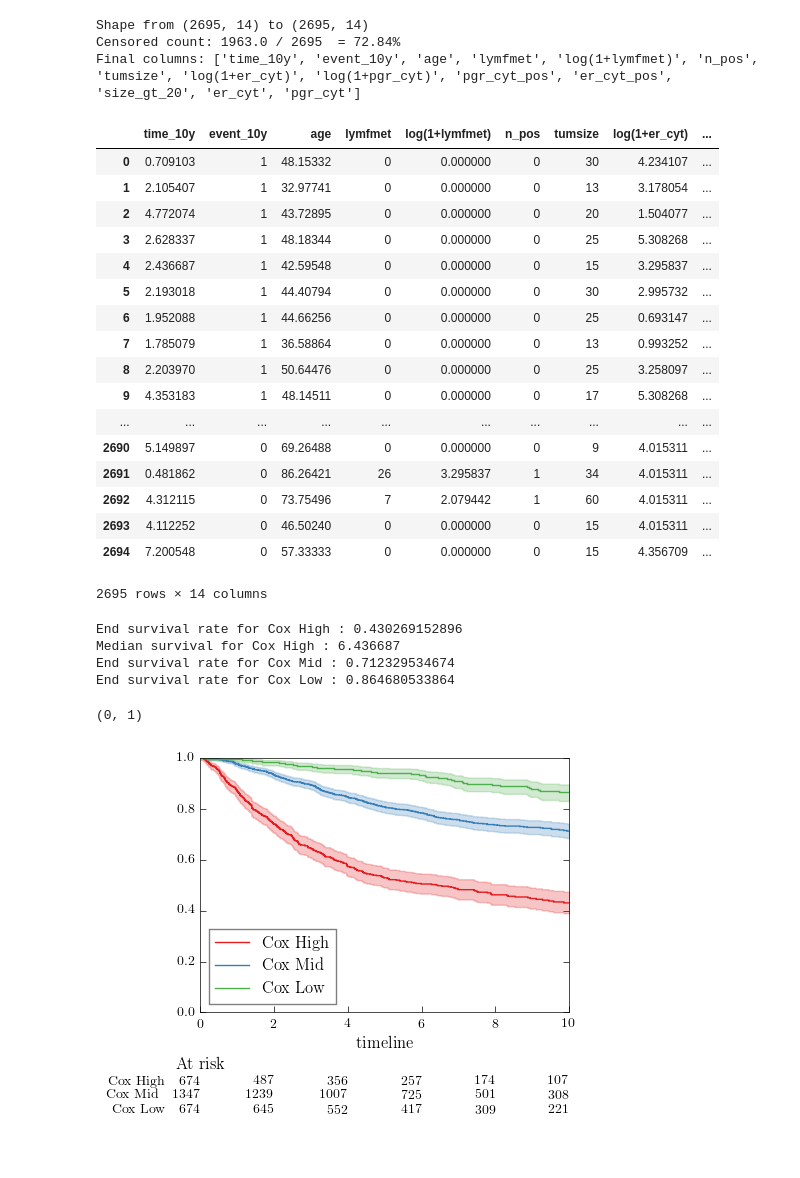
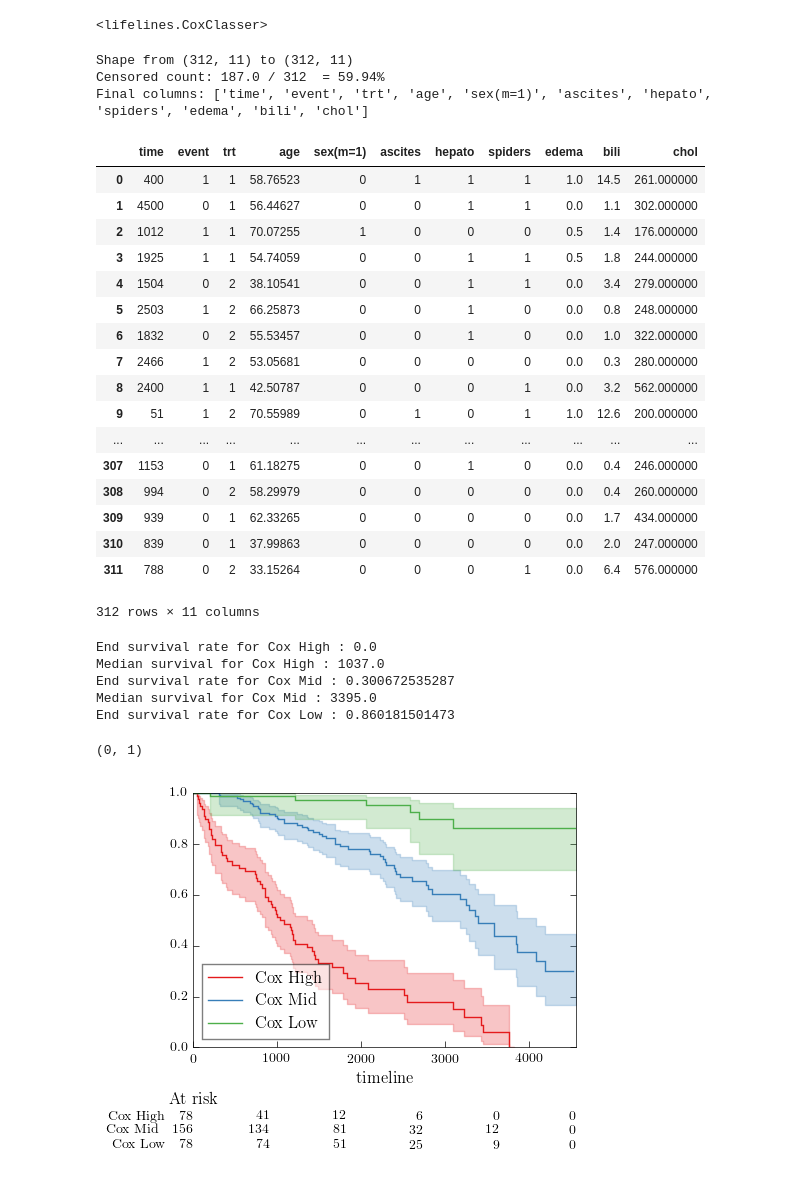
Before and after one commit to spacecowboy/article-annriskgroups-source, a Jupyter notebook: CoxGroups.ipynb, the cells around one changed output. Drawn from its saved outputs; the diff is of its cells as text; code cells hidden in the pictures.

```diff
--- a/CoxGroups.ipynb
+++ b/CoxGroups.ipynb
@@ -5,68 +5,75 @@ from datasets import get_mayo, get_veteran, get_lung, get_breasttrn
 import numpy as np
 from pyplotthemes import get_savefig, classictheme as plt
 plt.latex = True
+
+from classcox import CoxClasser
+
+CoxClasser()
+# %% [output]
+<lifelines.CoxClasser>
 # %%
-d = get_breasttrn(prints=True, norm_in=False, norm_out=False)
+d = get_mayo(prints=True, norm_in=False, norm_out=False)
 # Example: d.iloc[:, :2] for times, events
 d
 # %% [output]
-Shape from (2695, 14) to (2695, 14)
-Censored count: 1963.0 / 2695  = 72.84%
-Final columns: ['time_10y', 'event_10y', 'age', 'lymfmet', 'log(1+lymfmet)', 'n_pos', 'tumsize', 'log(1+er_cyt)', 'log(1+pgr_cyt)', 'pgr_cyt_pos', 'er_cyt_pos', 'size_gt_20', 'er_cyt', 'pgr_cyt']
+Shape from (312, 11) to (312, 11)
+Censored count: 187.0 / 312  = 59.94%
+Final columns: ['time', 'event', 'trt', 'age', 'sex(m=1)', 'ascites', 'hepato', 'spiders', 'edema', 'bili', 'chol']
-|  | time_10y | event_10y | age | lymfmet | log(1+lymfmet) | n_pos | tumsize | log(1+er_cyt) | ... |
-| 0 | 0.709103 | 1 | 48.15332 | 0 | 0.000000 | 0 | 30 | 4.234107 | ... |
-| 1 | 2.105407 | 1 | 32.97741 | 0 | 0.000000 | 0 | 13 | 3.178054 | ... |
-| 2 | 4.772074 | 1 | 43.72895 | 0 | 0.000000 | 0 | 20 | 1.504077 | ... |
-| 3 | 2.628337 | 1 | 48.18344 | 0 | 0.000000 | 0 | 25 | 5.308268 | ... |
-| 4 | 2.436687 | 1 | 42.59548 | 0 | 0.000000 | 0 | 15 | 3.295837 | ... |
-| 5 | 2.193018 | 1 | 44.40794 | 0 | 0.000000 | 0 | 30 | 2.995732 | ... |
-| 6 | 1.952088 | 1 | 44.66256 | 0 | 0.000000 | 0 | 25 | 0.693147 | ... |
-| 7 | 1.785079 | 1 | 36.58864 | 0 | 0.000000 | 0 | 13 | 0.993252 | ... |
-| 8 | 2.203970 | 1 | 50.64476 | 0 | 0.000000 | 0 | 25 | 3.258097 | ... |
-| 9 | 4.353183 | 1 | 48.14511 | 0 | 0.000000 | 0 | 17 | 5.308268 | ... |
-| ... | ... | ... | ... | ... | ... | ... | ... | ... | ... |
-| 2690 | 5.149897 | 0 | 69.26488 | 0 | 0.000000 | 0 | 9 | 4.015311 | ... |
-| 2691 | 0.481862 | 0 | 86.26421 | 26 | 3.295837 | 1 | 34 | 4.015311 | ... |
-| 2692 | 4.312115 | 0 | 73.75496 | 7 | 2.079442 | 1 | 60 | 4.015311 | ... |
-| 2693 | 4.112252 | 0 | 46.50240 | 0 | 0.000000 | 0 | 15 | 4.015311 | ... |
-| 2694 | 7.200548 | 0 | 57.33333 | 0 | 0.000000 | 0 | 15 | 4.356709 | ... |
+|  | time | event | trt | age | sex(m=1) | ascites | hepato | spiders | edema | bili | chol |
+| 0 | 400 | 1 | 1 | 58.76523 | 0 | 1 | 1 | 1 | 1.0 | 14.5 | 261.000000 |
+| 1 | 4500 | 0 | 1 | 56.44627 | 0 | 0 | 1 | 1 | 0.0 | 1.1 | 302.000000 |
+| 2 | 1012 | 1 | 1 | 70.07255 | 1 | 0 | 0 | 0 | 0.5 | 1.4 | 176.000000 |
+| 3 | 1925 | 1 | 1 | 54.74059 | 0 | 0 | 1 | 1 | 0.5 | 1.8 | 244.000000 |
+| 4 | 1504 | 0 | 2 | 38.10541 | 0 | 0 | 1 | 1 | 0.0 | 3.4 | 279.000000 |
+| 5 | 2503 | 1 | 2 | 66.25873 | 0 | 0 | 1 | 0 | 0.0 | 0.8 | 248.000000 |
+| 6 | 1832 | 0 | 2 | 55.53457 | 0 | 0 | 1 | 0 | 0.0 | 1.0 | 322.000000 |
+| 7 | 2466 | 1 | 2 | 53.05681 | 0 | 0 | 0 | 0 | 0.0 | 0.3 | 280.000000 |
+| 8 | 2400 | 1 | 1 | 42.50787 | 0 | 0 | 0 | 1 | 0.0 | 3.2 | 562.000000 |
+| 9 | 51 | 1 | 2 | 70.55989 | 0 | 1 | 0 | 1 | 1.0 | 12.6 | 200.000000 |
+| ... | ... | ... | ... | ... | ... | ... | ... | ... | ... | ... | ... |
+| 307 | 1153 | 0 | 1 | 61.18275 | 0 | 0 | 1 | 0 | 0.0 | 0.4 | 246.000000 |
+| 308 | 994 | 0 | 2 | 58.29979 | 0 | 0 | 0 | 0 | 0.0 | 0.4 | 260.000000 |
+| 309 | 939 | 0 | 1 | 62.33265 | 0 | 0 | 0 | 0 | 0.0 | 1.7 | 434.000000 |
+| 310 | 839 | 0 | 1 | 37.99863 | 0 | 0 | 0 | 0 | 0.0 | 2.0 | 247.000000 |
+| 311 | 788 | 0 | 2 | 33.15264 | 0 | 0 | 0 | 1 | 0.0 | 6.4 | 576.000000 |
-2695 rows × 14 columns
+312 rows × 11 columns
 # %%
-from lifelines.estimation import CoxPHFitter, KaplanMeierFitter
+from lifelines.estimation import KaplanMeierFitter
 from lifelines.plotting import add_at_risk_counts
 from lifelines.estimation import median_survival_times
 
 
-cox = CoxPHFitter()
+cox = CoxClasser()
 cox.fit(d, d.columns[0], d.columns[1])
 preds = cox.predict_partial_hazard(d.iloc[:, 2:]).values.ravel()
 
 low = (preds < np.percentile(preds, 25))
 high = (preds > np.percentile(preds, 75))
 mid = ~high & ~low
 
 
 plt.figure()
 
 fitters = []
 for l, g in zip(['Cox High', 'Cox Mid', 'Cox Low'], [high, mid, low]):
     kmf = KaplanMeierFitter()
     kmf.fit(d.iloc[g, 0], d.iloc[g, 1], label=l)
     kmf.plot(ax=plt.gca())
     fitters.append(kmf)
 
     print("End survival rate for", l, ":",kmf.survival_function_.iloc[-1, 0])
     if kmf.survival_function_.iloc[-1, 0] <= 0.5:
         print("Median survival for", l, ":",
               median_survival_times(kmf.survival_function_))
 
 plt.legend(loc='best', framealpha=0.5)
 add_at_risk_counts(*fitters)
 plt.ylim((0, 1))
 # %% [output]
-End survival rate for Cox High : 0.430269152896
-Median survival for Cox High : 6.436687
-End survival rate for Cox Mid : 0.712329534674
-End survival rate for Cox Low : 0.864680533864
+End survival rate for Cox High : 0.0
+Median survival for Cox High : 1037.0
+End survival rate for Cox Mid : 0.300672535287
+Median survival for Cox Mid : 3395.0
+End survival rate for Cox Low : 0.860181501473
 (0, 1)
-[figure, old version]
+[figure, new version]
```
Also changed, not shown: parts of 1 cell of this notebook, 7 other files.
